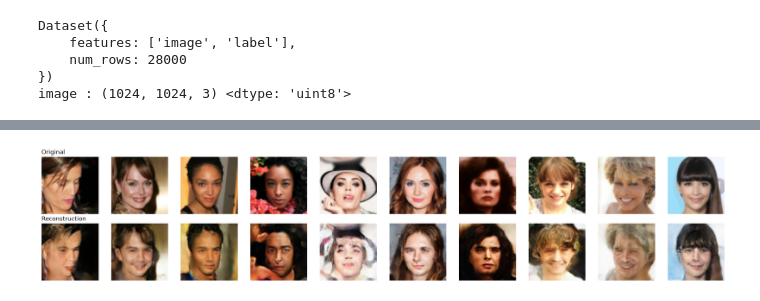
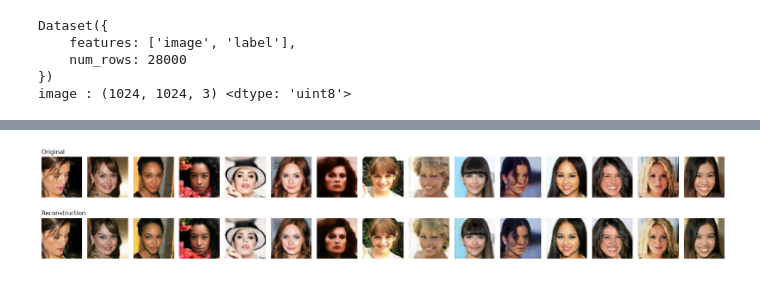
Before and after one commit to Phovvv/VAE-GAN, a Jupyter notebook: model.ipynb, the cells around one changed output, grey strips where cells are left out. Drawn from its saved outputs; the diff is of its cells as text; code cells hidden in the pictures.

```diff
--- a/model.ipynb
+++ b/model.ipynb
@@ -82,7 +82,7 @@ class Sampling(layers.Layer):
 #define the VAE model: encoder -> decoder , GAN
 
 encoder_input = layers.Input(shape = (64,64,3),name = "encoder_input")
-x = layers.Conv2D(64, (9,9), strides = 2, padding = "same")(encoder_input)
+x = layers.Conv2D(64, (3,3), strides = 2, padding = "same")(encoder_input)
 x = layers.GroupNormalization()(x)
 x = layers.LeakyReLU(0.3)(x)
 x = layers.Conv2D(128, (3,3), strides = 2, padding = "same")(x)
@@ -91,7 +91,7 @@ x = layers.LeakyReLU(0.3)(x)
 x = layers.Conv2D(256, (3,3), strides = 2, padding = "same")(x)
 x = layers.GroupNormalization()(x)
 x = layers.LeakyReLU(0.3)(x)
-x = layers.Conv2D(512, (3,3), strides = 2, padding = "same")(x)
+x = layers.Conv2D(512, (3,3), strides = 1, padding = "same")(x)
 x = layers.GroupNormalization()(x)
 x = layers.LeakyReLU(0.3)(x)
 shape_bf_flat = np.shape(x)
@@ -99,12 +99,12 @@ t_, x_, y_, z_ = shape_bf_flat # shape in each dimension
 #x = layers.Flatten()(x)
 #z_mean = layers.Dense(512, name = "z_mean")(x)
 #z_log_var = layers.Dense(512, name = "z_log_var")(x)
-z_mean    = layers.Conv2D(64, 3, padding="same", name="z_mean")(x)     # (batch,4,4,16)
+z_mean    = layers.Conv2D(64, 3, padding="same", name="z_mean")(x)     # (batch,8,8,64)
 z_log_var = layers.Conv2D(64, 3, padding="same", name="z_log_var")(x) # "
 encoder_output = Sampling()([z_mean, z_log_var])
 encoder = models.Model(encoder_input,[z_mean, z_log_var, encoder_output], name = "encoder")
 
-decoder_input = layers.Input(shape=(4, 4, 64))     # le latent spatial
+decoder_input = layers.Input(shape=(8, 8, 64))     # le latent spatial
 x = layers.Conv2D(512, 3, padding="same")(decoder_input)
 x = layers.GroupNormalization()(x)
 x = layers.LeakyReLU(0.3)(x)
@@ -130,7 +130,11 @@ x = layers.Conv2D(64 , (3,3), strides = 1 , padding = "same")(x)
 x = layers.GroupNormalization()(x)
 x = layers.LeakyReLU(0.3)(x)
 x = layers.UpSampling2D(size = 2, interpolation = "nearest")(x)
-x = layers.Conv2D(32 , (3,3), strides = 1 , padding = "same")(x)
+x = layers.Conv2D(32 , (3,3), strides = 2 , padding = "same")(x)
+x = layers.GroupNormalization()(x)
+x = layers.LeakyReLU(0.3)(x)
+x = layers.UpSampling2D(size = 2, interpolation = "nearest")(x)
+x = layers.Conv2D(32 , (3,3), strides = 2 , padding = "same")(x)
 x = layers.GroupNormalization()(x)
 x = layers.LeakyReLU(0.3)(x)
 decoder_output = layers.Conv2D(3, 3, strides = 1 , padding = "same", activation = "tanh")(x)
@@ -280,6 +284,6 @@ class CRIT_VAE(models.Model):
 #train the model
 
 crit_vae = CRIT_VAE(encoder, decoder, critic)
-crit_vae.compile(vae_opt=tf.keras.optimizers.Adam(1e-4, beta_1=0.5, beta_2= 0.9), critic_opt=tf.keras.optimizers.Adam(2e-4, beta_1=0.5, beta_2= 0.9))
-crit_vae.fit(pipeline, epochs = 10)
+crit_vae.compile(vae_opt=tf.keras.optimizers.Adam(1e-4, beta_1=0.4, beta_2= 0.9), critic_opt=tf.keras.optimizers.Adam(2e-4, beta_1=0.4, beta_2= 0.9))
+crit_vae.fit(pipeline, epochs = 20)
 # %% [output]
@@ -313,35 +314,35 @@ for batch in pipeline.take(1):
 mu, log_var, latent = encoder(sample["img64"])
 recon = decoder(latent)
 
 # --- 3. dénormaliser [-1,1] -> [0,1] pour l'affichage ---
 def to_display(x):
     x = (x + 1.0) / 2.0                 # [-1,1] -> [0,1]
     return np.clip(x.numpy() if hasattr(x, "numpy") else x, 0, 1)
 
 originals = to_display(sample["img64"])
 recons    = to_display(recon)
 
 # --- 4. afficher : ligne du haut = original, ligne du bas = reconstruction ---
-n = 10
+n = 15
 plt.figure(figsize=(20, 4))
 for i in range(n):
     # original
     ax = plt.subplot(2, n, i + 1)
     plt.imshow(originals[i])
     plt.axis("off")
     if i == 0:
         ax.set_title("Original", loc="left")
     # reconstruction
     ax = plt.subplot(2, n, i + 1 + n)
     plt.imshow(recons[i])
     plt.axis("off")
     if i == 0:
         ax.set_title("Reconstruction", loc="left")
 
 plt.tight_layout()
 plt.show()
 # %% [output]
-[figure, old version]
+[figure, new version]
 # %%
 encoder.save_weights("encoder.weights.h5")
 decoder.save_weights("decoder.weights.h5")
```
Also changed, not shown: parts of 3 cells of this notebook.
